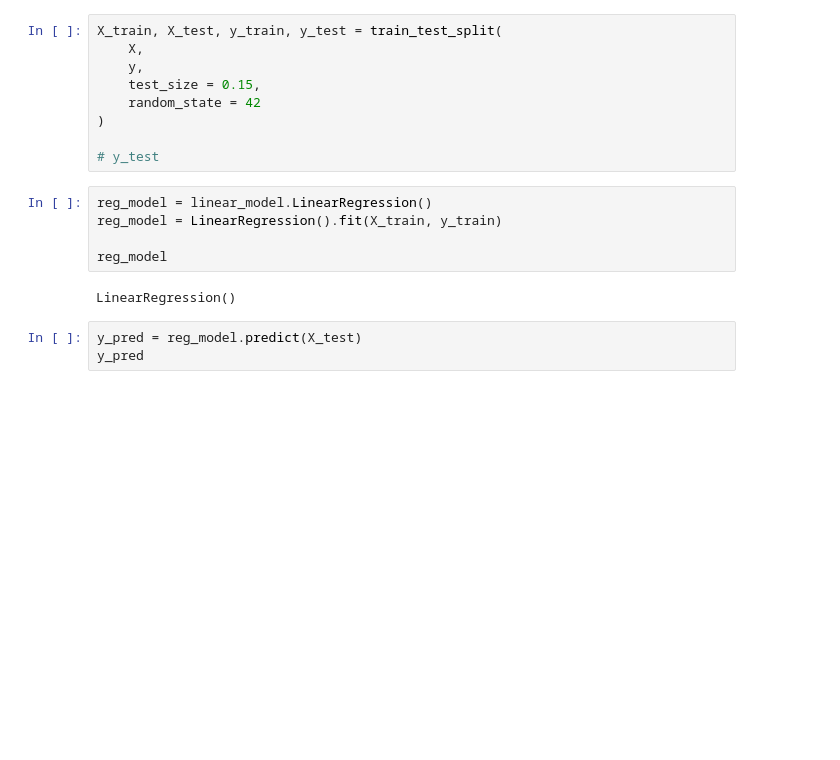
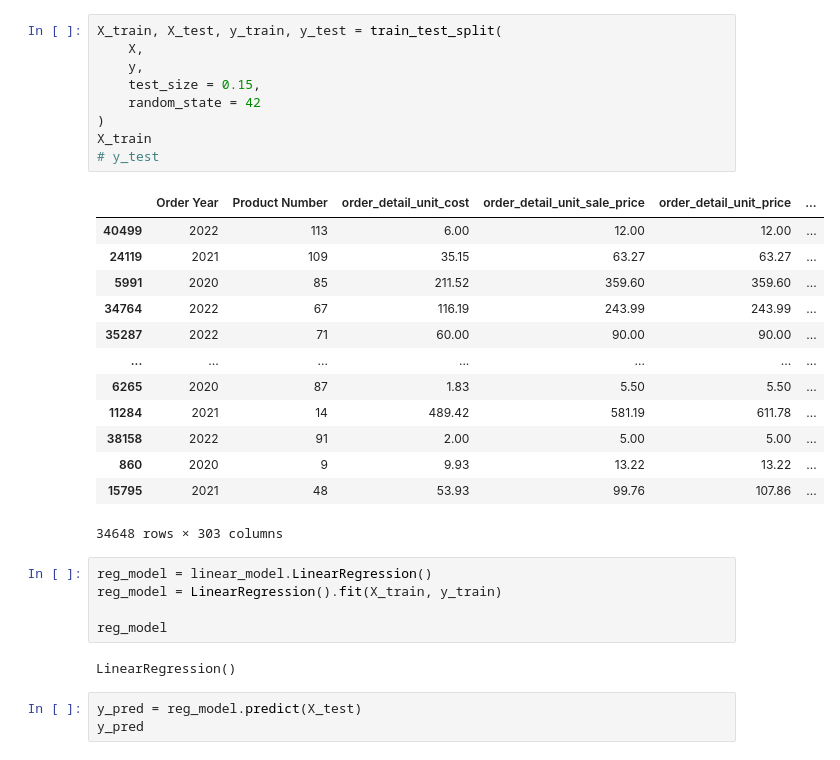
Before and after one commit to robbertsteggerda/deds_week_2, a Jupyter notebook: Week 8/regressie.ipynb, the cells around one changed output. Drawn from its saved outputs; the diff is of its cells as text; blank space fills up the shorter version.

```diff
--- a/Week 8/regressie.ipynb
+++ b/Week 8/regressie.ipynb
@@ -51,12 +81,26 @@ y = product_quantities_yearly.loc[:, ['Total Quantity Sold']]
 # %%
 X_train, X_test, y_train, y_test = train_test_split(
     X,
     y,
     test_size = 0.15,
     random_state = 42
 )
-
+X_train
 # y_test
+# %% [output]
+|  | Order Year | Product Number | order_detail_unit_cost | order_detail_unit_sale_price | order_detail_unit_price | ... |
+| 40499 | 2022 | 113 | 6.00 | 12.00 | 12.00 | ... |
+| 24119 | 2021 | 109 | 35.15 | 63.27 | 63.27 | ... |
+| 5991 | 2020 | 85 | 211.52 | 359.60 | 359.60 | ... |
+| 34764 | 2022 | 67 | 116.19 | 243.99 | 243.99 | ... |
+| 35287 | 2022 | 71 | 60.00 | 90.00 | 90.00 | ... |
+| ... | ... | ... | ... | ... | ... | ... |
+| 6265 | 2020 | 87 | 1.83 | 5.50 | 5.50 | ... |
+| 11284 | 2021 | 14 | 489.42 | 581.19 | 611.78 | ... |
+| 38158 | 2022 | 91 | 2.00 | 5.00 | 5.00 | ... |
+| 860 | 2020 | 9 | 9.93 | 13.22 | 13.22 | ... |
+| 15795 | 2021 | 48 | 53.93 | 99.76 | 107.86 | ... |
+34648 rows × 303 columns
 # %%
 reg_model = linear_model.LinearRegression()
 reg_model = LinearRegression().fit(X_train, y_train)
```
Also changed, not shown: parts of 8 cells of this notebook, 3 other files.
